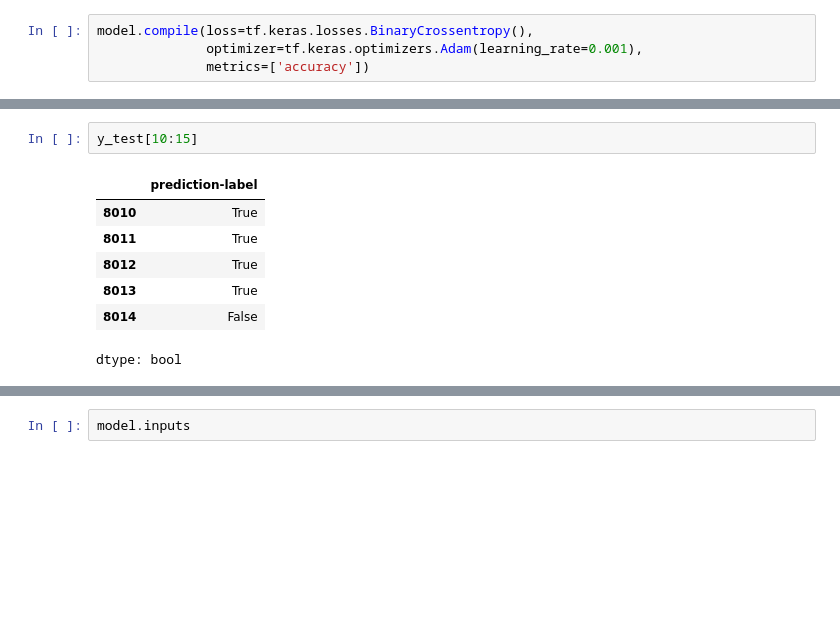
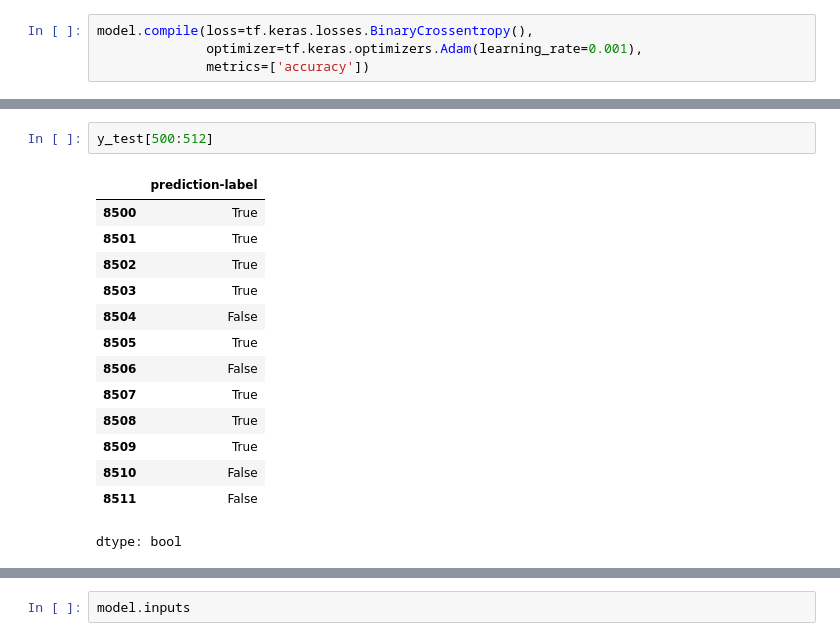
Before and after one commit to GilsonFrias/Banking-Dataset, a Jupyter notebook: Embeddings_Rec.ipynb, the cells around one changed output, grey strips where cells are left out. Saved outputs shown, nothing was run; the diff lists cells and outputs as text; blank space fills up the shorter version.

```diff
--- a/Embeddings_Rec.ipynb
+++ b/Embeddings_Rec.ipynb
@@ -508,13 +512,20 @@ array([[0.99990785],
-# %%
-y_test[10:15]
-# %% [output]
-|  | prediction-label |
-| 8010 | True |
-| 8011 | True |
-| 8012 | True |
-| 8013 | True |
-| 8014 | False |
-dtype: bool
+# %%
+y_test[500:512]
+# %% [output]
+|  | prediction-label |
+| 8500 | True |
+| 8501 | True |
+| 8502 | True |
+| 8503 | True |
+| 8504 | False |
+| 8505 | True |
+| 8506 | False |
+| 8507 | True |
+| 8508 | True |
+| 8509 | True |
+| 8510 | False |
+| 8511 | False |
+dtype: bool
 # %%
 from tensorflow.keras.utils import plot_model
 # 2. Generate and save the architectural plot
```
Also changed, not shown: parts of 24 cells of this notebook.
